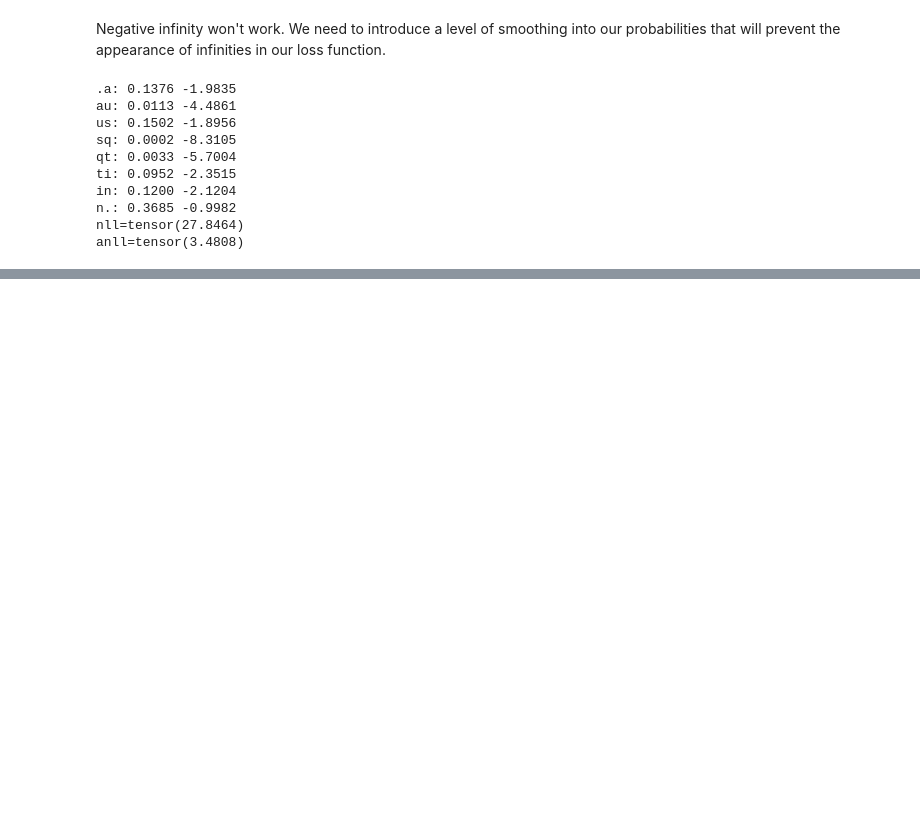
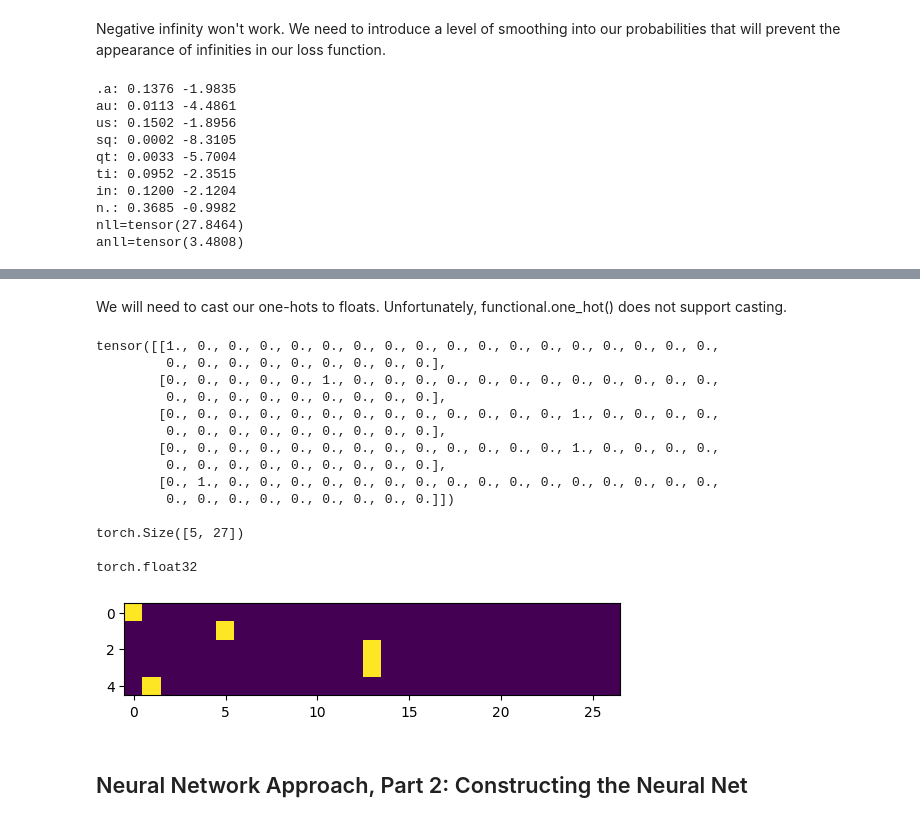
Before and after one commit to zdravoj/neural-network-foundations, a Jupyter notebook: makemore_clone/makemore_nb.ipynb, the cells around one changed output, grey strips where cells are left out. Drawn from its saved outputs; the diff is of its cells as text; code cells hidden in the pictures; blank space fills up the shorter version.

```diff
--- a/makemore_clone/makemore_nb.ipynb
+++ b/makemore_clone/makemore_nb.ipynb
@@ -521,0 +582,27 @@ anll=tensor(3.4808)
+# %% [markdown]
+We will need to cast our one-hots to floats. Unfortunately, functional.one_hot() does not support casting.
+# %%
+# one-hot encoding with floats
+xenc = torch.nn.functional.one_hot(emma_tensor_x, num_classes=27).float()
+print(xenc, '\n')
+print(xenc.shape, '\n')
+print(xenc.dtype, '\n')
+plt.imshow(xenc);
+# %% [output]
+tensor([[1., 0., 0., 0., 0., 0., 0., 0., 0., 0., 0., 0., 0., 0., 0., 0., 0., 0.,
+         0., 0., 0., 0., 0., 0., 0., 0., 0.],
+        [0., 0., 0., 0., 0., 1., 0., 0., 0., 0., 0., 0., 0., 0., 0., 0., 0., 0.,
+         0., 0., 0., 0., 0., 0., 0., 0., 0.],
+        [0., 0., 0., 0., 0., 0., 0., 0., 0., 0., 0., 0., 0., 1., 0., 0., 0., 0.,
+         0., 0., 0., 0., 0., 0., 0., 0., 0.],
+        [0., 0., 0., 0., 0., 0., 0., 0., 0., 0., 0., 0., 0., 1., 0., 0., 0., 0.,
+         0., 0., 0., 0., 0., 0., 0., 0., 0.],
+        [0., 1., 0., 0., 0., 0., 0., 0., 0., 0., 0., 0., 0., 0., 0., 0., 0., 0.,
+         0., 0., 0., 0., 0., 0., 0., 0., 0.]])
+
+torch.Size([5, 27])
+
+torch.float32
+[figure, added]
+# %% [markdown]
+## Neural Network Approach, Part 2: Constructing the Neural Net
```
Also changed, not shown: parts of 16 cells of this notebook.
